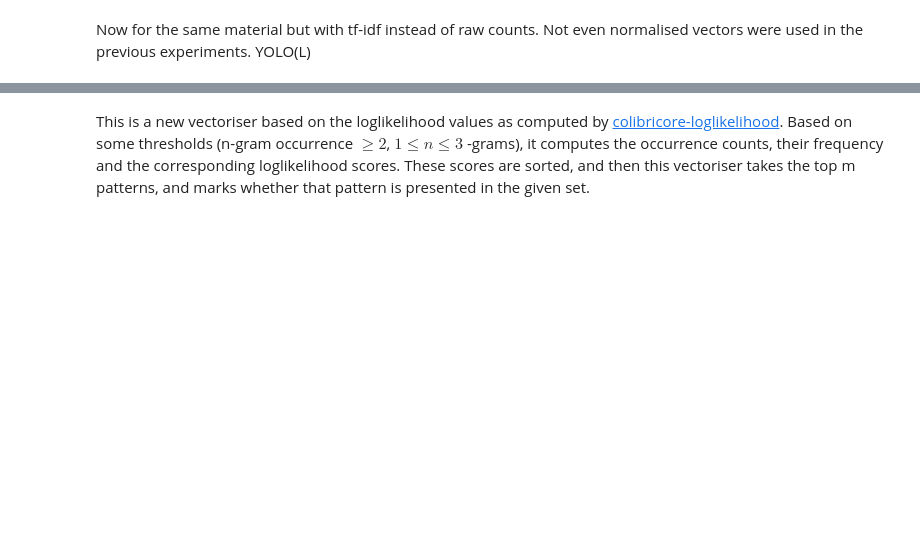
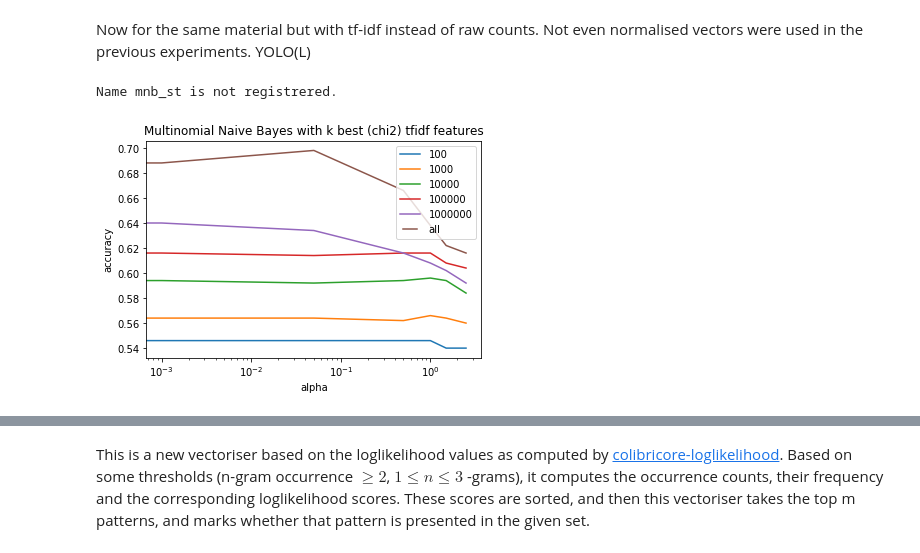
Before and after one commit to naiaden/lama-dsl, a Jupyter notebook: Untitled.ipynb, the cells around one changed output, grey strips where cells are left out. Drawn from its saved outputs; the diff is of its cells as text; code cells hidden in the pictures; blank space fills up the shorter version.

```diff
--- a/Untitled.ipynb
+++ b/Untitled.ipynb
@@ -476,7 +476,7 @@ from sklearn.svm import LinearSVC
 
 class NBSVM(six.with_metaclass(ABCMeta, BaseEstimator, ClassifierMixin)):
 
-    def __init__(self, alpha=1.0, C=1.0, max_iter=10000):
+    def __init__(self, alpha=1.0, C=1.0, max_iter=100000):
         self.alpha = alpha
         self.max_iter = max_iter
         self.C = C
@@ -1067,0 +802,34 @@ summarise_run("lsc_st")
+# %%
+# Model:
+#         mnb_st
+# Accuracy:
+#         0.698
+# [[178  72]
+#  [ 79 171]]
+if do_run("mnb_st"):
+    for k in ['all']:
+        for alpha in [0.05]:
+            model = SelectTfidfVectorFeatures("mnb_st", X_training, y_training, X_dev, y_dev,
+                                                "c&w n-grams, tfidf, mult naive bayes",
+                                                MultinomialNB(alpha=alpha),
+                                                k=k)
+            model_acc = model.run()
+            print(k, alpha, model_acc)
+
+mnb_st_results = pd.DataFrame(data={'a': [100]*7 + [1000]*7 + [10000]*7 + [100000]*7 + [1000000]*7 + ['all']*7,
+                  'b': [0, 0.001, 0.05, 0.5, 1.0, 1.5, 2.5]*6,
+                  'c': [0.546, 0.546, 0.546, 0.546, 0.546, 0.54, 0.54, 0.564, 0.564, 0.564, 0.562, 0.566, 0.564, 0.56, 0.594, 0.594, 0.592, 0.594, 0.596, 0.594, 0.584, 0.618, 0.616, 0.614, 0.616, 0.616, 0.608, 0.604, 0.666, 0.64, 0.634, 0.616, 0.608, 0.602, 0.592, 0.682, 0.688, 0.698, 0.666, 0.638, 0.622, 0.616]}
+                             )
+
+for x in [100, 1000, 10000, 100000, 1000000, 'all']:
+    line1, = plt.semilogx(mnb_st_results.loc[mnb_st_results['a']  == x].ix[:, ['b']], mnb_st_results.loc[mnb_st_results['a']  == x].ix[:, ['c']],  label=str(x))
+
+plt.title("Multinomial Naive Bayes with k best (chi2) tfidf features")
+plt.xlabel("alpha")
+plt.ylabel("accuracy")
+plt.legend(handler_map={line1: HandlerLine2D(numpoints=6)})
+
+summarise_run("mnb_st")
+# %% [output]
+Name mnb_st is not registrered.
+[figure, added]
```
Also changed, not shown: parts of 29 cells of this notebook, 1 other file.
